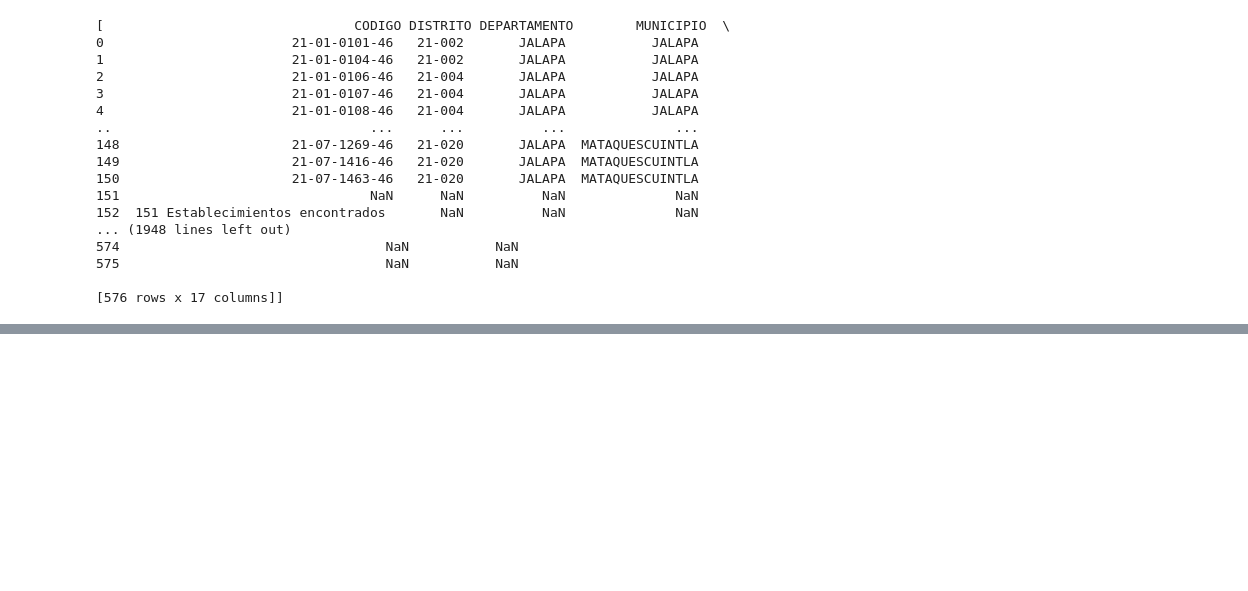
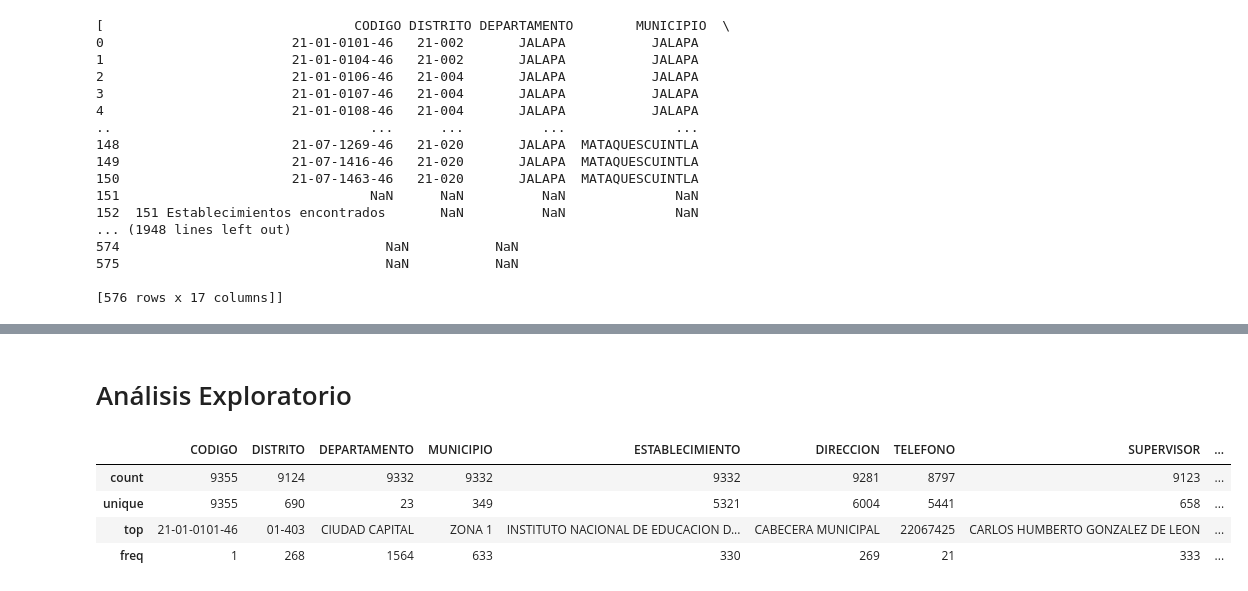
Before and after one commit to robertriosm/ds-project-1, a Jupyter notebook: main.ipynb, the cells around one changed output, grey strips where cells are left out. Drawn from its saved outputs; the diff is of its cells as text; code cells hidden in the pictures; blank space fills up the shorter version.

Commit message:
feat (Preliminar Analysis): Profiling 2 get Preliminar Analysis
Made a profiling to get all the descriptions in first sight, also made the describe to get the descriptive stats

```diff
--- a/main.ipynb
+++ b/main.ipynb
@@ -47,0 +93,2 @@ df = readXlsxFiles(output_directory)
+# %% [markdown]
+# Análisis Exploratorio
@@ -47,0 +109,8 @@ df = readXlsxFiles(output_directory)
+# %%
+df.describe()
+# %% [output]
+|  | CODIGO | DISTRITO | DEPARTAMENTO | MUNICIPIO | ESTABLECIMIENTO | DIRECCION | TELEFONO | SUPERVISOR | ... |
+| count | 9355 | 9124 | 9332 | 9332 | 9332 | 9281 | 8797 | 9123 | ... |
+| unique | 9355 | 690 | 23 | 349 | 5321 | 6004 | 5441 | 658 | ... |
+| top | 21-01-0101-46 | 01-403 | CIUDAD CAPITAL | ZONA 1 | INSTITUTO NACIONAL DE EDUCACION D... | CABECERA MUNICIPAL | 22067425 | CARLOS HUMBERTO GONZALEZ DE LEON | ... |
+| freq | 1 | 268 | 1564 | 633 | 330 | 269 | 21 | 333 | ... |
```
Also changed, not shown: parts of 6 cells of this notebook, 1 other file.
